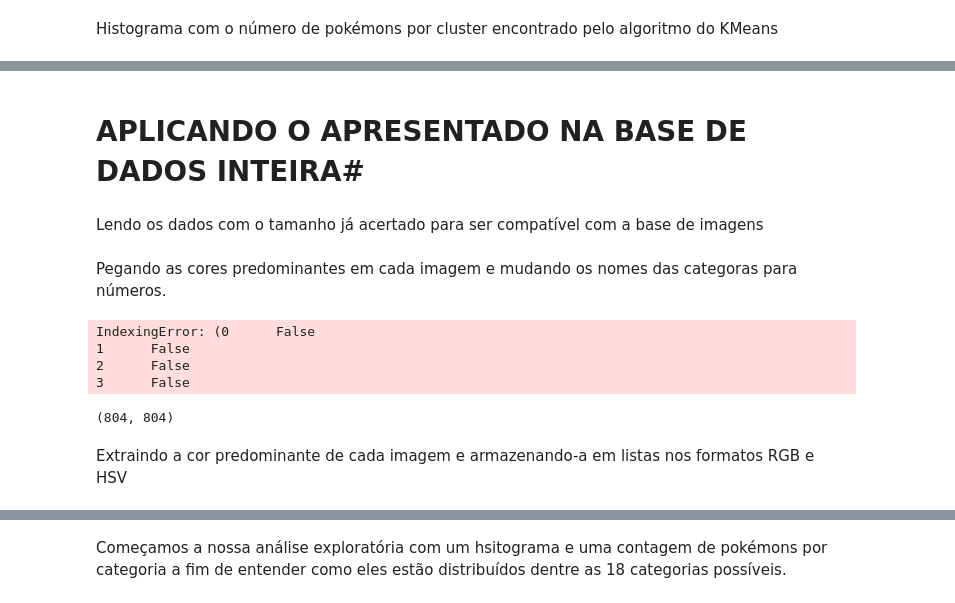
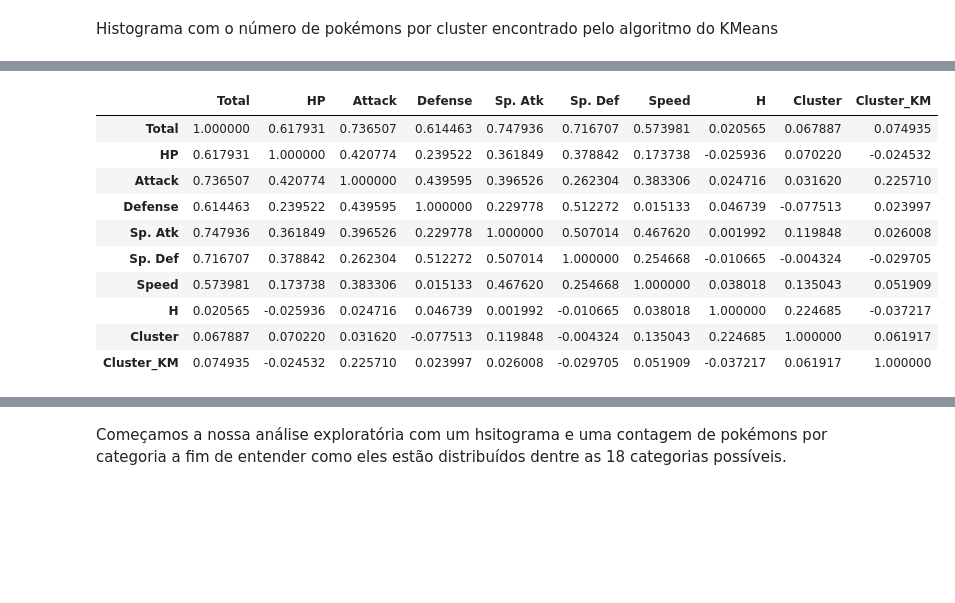
Before and after one commit to guidiamond/Projeto-3--CDD, a Jupyter notebook: Projeto final Ciência dos Dados.ipynb, the cells around one changed output, grey strips where cells are left out. Cells and saved outputs as stored; diff of their text form; code cells hidden in the pictures; blank space fills up the shorter version.

```diff
--- a/Projeto final Ciência dos Dados.ipynb
+++ b/Projeto final Ciência dos Dados.ipynb
@@ -174,4 +163,0 @@ AttributeError: 'NoneType' object has no attribute 'seq'
-# %% [markdown]
-# APLICANDO O APRESENTADO NA BASE DE DADOS INTEIRA#
-# %% [markdown]
-Lendo os dados com o tamanho já acertado para ser compatível com a base de imagens
@@ -180,62 +163,0 @@ data_final= pd.read_excel('Pokexcel.xlsx') #lendo os dados já alterados e com o
-# %% [markdown]
-Pegando as cores predominantes em cada imagem e mudando os nomes das categoras para números.
-# %%
-# lis_cores_rgb_f = [] #lista que guardará os códigos RGB das cores predominantes em cada foto
-
-# lis_cores_hsv_f = [] #lista que guardará os códigos HSV das cores predominantes em cada foto
-
-# path = 'C:/Users/Enrico Aloisi Nardi/Desktop/Insper/SEGUNDO semestre/Ciência dos Dados/Projeto 3/Projeto-3--CDD/pokeimagens/'
-# arq_na_pasta= os.listdir(path)
-
-# for foto in arq_na_pasta:
-#     color_thief = ColorThief(path + foto)
-
-#     #recebendo a cor predominante de cada foto
-#     cor_predominante_f = color_thief.get_color(quality=1)
-#     lis_cores_rgb_f.append(cor_predominante_f)
-
-#     # Colocando a variável "cor predominante" numa função que converte um código de cores RGB em HSV e vice-versa.
-#     # Ela será utilzada para aumentar a 'precisão' da leitura da cor da foto feita pelo ColouThief, que entrega o resultado em RGB.
-#     # Com a conversão RGB-HSV buscamos reduzir confusões feitas pelo programa por conta de pequenas diferenças na cor lida.
-#     cor_predominante_hsv_f = colorsys.rgb_to_hsv(cor_predominante[0], cor_predominante[1], cor_predominante[2])
-
-#     lis_cores_hsv_f.append(cor_predominante_hsv_f)
-
-
-data_final['R'] = [x[0] for x in lis_cores_rgb_f]
-data_final['G'] = [x[1] for x in lis_cores_rgb_f]
-data_final['B'] = [x[2] for x in lis_cores_rgb_f]
-
-
-data_final.loc[data['Type 1'] == 'Water'   , "Categoria_Num"] = "0"
-data_final.loc[data['Type 1'] == 'Normal'  , "Categoria_Num"] = "1"
-data_final.loc[data['Type 1'] == 'Grass'   , "Categoria_Num"] = "2"
-data_final.loc[data['Type 1'] == 'Bug'     , "Categoria_Num"] = "3"
-data_final.loc[data['Type 1'] == 'Psychic' , "Categoria_Num"] = "4"
-data_final.loc[data['Type 1'] == 'Fire'    , "Categoria_Num"] = "5"
-data_final.loc[data['Type 1'] == 'Electric', "Categoria_Num"] = "6"
-data_final.loc[data['Type 1'] == 'Rock'    , "Categoria_Num"] = "7"
-data_final.loc[data['Type 1'] == 'Ghost'   , "Categoria_Num"] = "8"
-data_final.loc[data['Type 1'] == 'Dragon'  , "Categoria_Num"] = "9"
-data_final.loc[data['Type 1'] == 'Ground'  , "Categoria_Num"] = "10"
-data_final.loc[data['Type 1'] == 'Dark'    , "Categoria_Num"] = "11"
-data_final.loc[data['Type 1'] == 'Poison'  , "Categoria_Num"] = "12"
-data_final.loc[data['Type 1'] == 'Steel'   , "Categoria_Num"] = "13"
-data_final.loc[data['Type 1'] == 'Fighting', "Categoria_Num"] = "14"
-data_final.loc[data['Type 1'] == 'Ice'     , "Categoria_Num"] = "15"
-data_final.loc[data['Type 1'] == 'Fairy'   , "Categoria_Num"] = "16"
-data_final.loc[data['Type 1'] == 'Flying'  , "Categoria_Num"] = "17"
-
-data_f = data_final.drop(['Type 1','Type 2','Legendary','Name'], axis= 1)
-data_f.tail(10)
-# %% [output]
-IndexingError: (0      False
-1      False
-2      False
-3      False
-# %%
-len(data_final), len(lis_cores_rgb_f)
-# %% [output]
-(804, 804)
-# %% [markdown]
-Extraindo a cor predominante de cada imagem e armazenando-a em listas nos formatos RGB e HSV
@@ -262,0 +164,14 @@ for foto in arq_na_pasta:
+# %%
+data_f.corr(method='pearson')
+# %% [output]
+|  | Total | HP | Attack | Defense | Sp. Atk | Sp. Def | Speed | H | Cluster | Cluster_KM |
+| Total | 1.000000 | 0.617931 | 0.736507 | 0.614463 | 0.747936 | 0.716707 | 0.573981 | 0.020565 | 0.067887 | 0.074935 |
+| HP | 0.617931 | 1.000000 | 0.420774 | 0.239522 | 0.361849 | 0.378842 | 0.173738 | -0.025936 | 0.070220 | -0.024532 |
+| Attack | 0.736507 | 0.420774 | 1.000000 | 0.439595 | 0.396526 | 0.262304 | 0.383306 | 0.024716 | 0.031620 | 0.225710 |
+| Defense | 0.614463 | 0.239522 | 0.439595 | 1.000000 | 0.229778 | 0.512272 | 0.015133 | 0.046739 | -0.077513 | 0.023997 |
+| Sp. Atk | 0.747936 | 0.361849 | 0.396526 | 0.229778 | 1.000000 | 0.507014 | 0.467620 | 0.001992 | 0.119848 | 0.026008 |
+| Sp. Def | 0.716707 | 0.378842 | 0.262304 | 0.512272 | 0.507014 | 1.000000 | 0.254668 | -0.010665 | -0.004324 | -0.029705 |
+| Speed | 0.573981 | 0.173738 | 0.383306 | 0.015133 | 0.467620 | 0.254668 | 1.000000 | 0.038018 | 0.135043 | 0.051909 |
+| H | 0.020565 | -0.025936 | 0.024716 | 0.046739 | 0.001992 | -0.010665 | 0.038018 | 1.000000 | 0.224685 | -0.037217 |
+| Cluster | 0.067887 | 0.070220 | 0.031620 | -0.077513 | 0.119848 | -0.004324 | 0.135043 | 0.224685 | 1.000000 | 0.061917 |
+| Cluster_KM | 0.074935 | -0.024532 | 0.225710 | 0.023997 | 0.026008 | -0.029705 | 0.051909 | -0.037217 | 0.061917 | 1.000000 |
```
Also changed, not shown: parts of 29 cells of this notebook.
